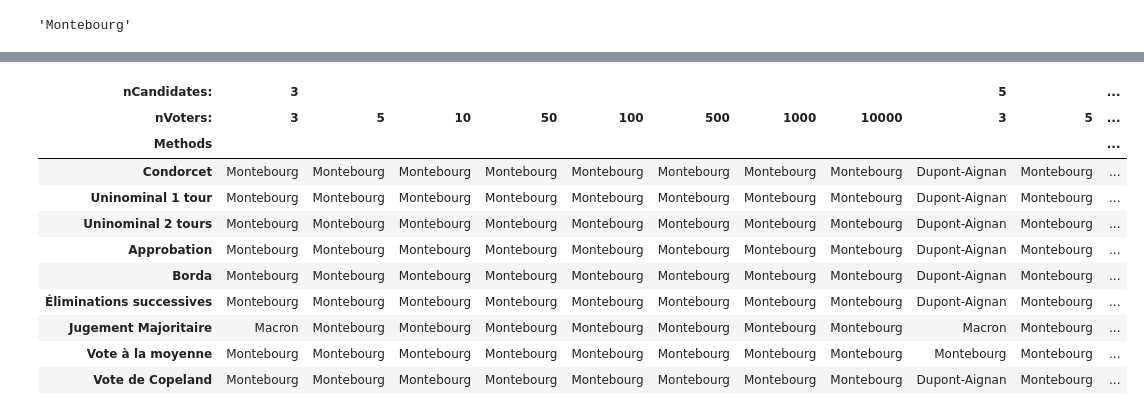
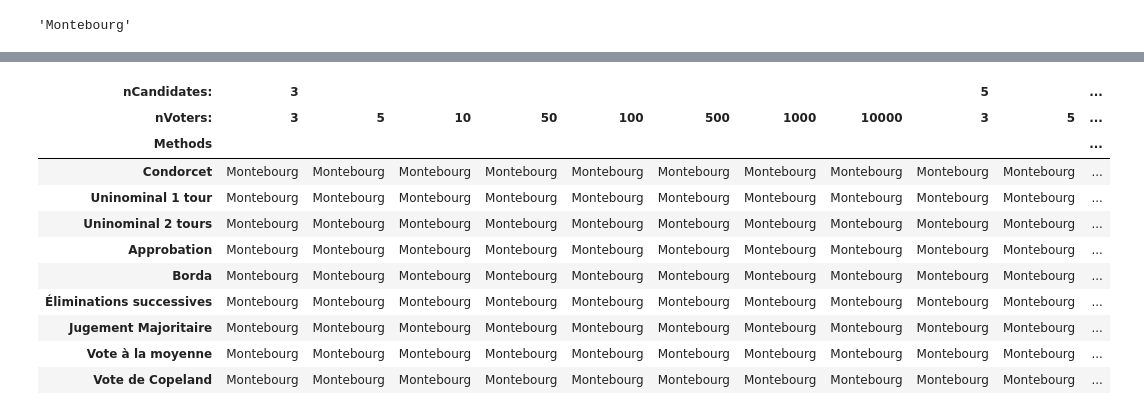
Before and after one commit to Naghan1132/Comparison-of-winners-of-elections-with-different-voting-methods, a Jupyter notebook: recherche.ipynb, the cells around one changed output, grey strips where cells are left out. Saved outputs shown, nothing was run; the diff lists cells and outputs as text; code cells hidden in the pictures.

Commit message:
ajout des résultats finaux, selon la distribution

```diff
--- a/recherche.ipynb
+++ b/recherche.ipynb
@@ -859,0 +848,7 @@ for method in listMethods:
+# %%
+data_uniform = create_DataFrame("uniform")
+data_normal = create_DataFrame("normal")
+data_beta = create_DataFrame("beta")
+
+listeNomMethodes = ["Condorcet","Uninominal 1 tour","Uninominal 2 tours","Approbation","Borda",
+                    "Éliminations successives","Jugement Majoritaire","Vote à la moyenne","Vote de Copeland"]
@@ -860,33 +859,27 @@ for method in listMethods:
 # %%
 import pandas as pd
 
-# Voir les changements avec 10, 100, 1000 votants, si les méthodes qui de base donnez les même vainqueurs
-# ne le font plus OK
+# ======== Résultats avec distribution Uniforme ========
 
-
-#pd.set_option("colheader_justify", "center")
-
-listeNomMethodes = ["Condorcet","Uninominal 1 tour","Uninominal 2 tours","Approbation","Borda",
-                    "Éliminations successives","Jugement Majoritaire","Vote à la moyenne","Vote de Copeland"]
-
-# ======== DataFrame ========
-
-df = pd.DataFrame(data,index = pd.Index(listeNomMethodes, name = 'Methods'),
+df_uniform = pd.DataFrame(data_uniform,index = pd.Index(listeNomMethodes, name = 'Methods'),
                   columns = pd.MultiIndex.from_product([listNbCandidates,listNbVoters],
                                                      names=['nCandidates:', 'nVoters:']))
 
 
-df.style
+df_uniform.to_excel("output_results/uniform/uniform_results.xlsx")
+df_uniform.to_csv("output_results/uniform/uniform_results.csv",index=False)
+
+df_uniform.style
 # %% [output]
 | nCandidates: | 3 |  |  |  |  |  |  |  | 5 |  | ... |
 | nVoters: | 3 | 5 | 10 | 50 | 100 | 500 | 1000 | 10000 | 3 | 5 | ... |
 | Methods |  |  |  |  |  |  |  |  |  |  | ... |
-| Condorcet | Montebourg | Montebourg | Montebourg | Montebourg | Montebourg | Montebourg | Montebourg | Montebourg | Dupont-Aignan | Montebourg | ... |
-| Uninominal 1 tour | Montebourg | Montebourg | Montebourg | Montebourg | Montebourg | Montebourg | Montebourg | Montebourg | Dupont-Aignan | Montebourg | ... |
-| Uninominal 2 tours | Montebourg | Montebourg | Montebourg | Montebourg | Montebourg | Montebourg | Montebourg | Montebourg | Dupont-Aignan | Montebourg | ... |
-| Approbation | Montebourg | Montebourg | Montebourg | Montebourg | Montebourg | Montebourg | Montebourg | Montebourg | Dupont-Aignan | Montebourg | ... |
-| Borda | Montebourg | Montebourg | Montebourg | Montebourg | Montebourg | Montebourg | Montebourg | Montebourg | Dupont-Aignan | Montebourg | ... |
-| Éliminations successives | Montebourg | Montebourg | Montebourg | Montebourg | Montebourg | Montebourg | Montebourg | Montebourg | Dupont-Aignan | Montebourg | ... |
-| Jugement Majoritaire | Macron | Montebourg | Montebourg | Montebourg | Montebourg | Montebourg | Montebourg | Montebourg | Macron | Montebourg | ... |
+| Condorcet | Montebourg | Montebourg | Montebourg | Montebourg | Montebourg | Montebourg | Montebourg | Montebourg | Montebourg | Montebourg | ... |
+| Uninominal 1 tour | Montebourg | Montebourg | Montebourg | Montebourg | Montebourg | Montebourg | Montebourg | Montebourg | Montebourg | Montebourg | ... |
+| Uninominal 2 tours | Montebourg | Montebourg | Montebourg | Montebourg | Montebourg | Montebourg | Montebourg | Montebourg | Montebourg | Montebourg | ... |
+| Approbation | Montebourg | Montebourg | Montebourg | Montebourg | Montebourg | Montebourg | Montebourg | Montebourg | Montebourg | Montebourg | ... |
+| Borda | Montebourg | Montebourg | Montebourg | Montebourg | Montebourg | Montebourg | Montebourg | Montebourg | Montebourg | Montebourg | ... |
+| Éliminations successives | Montebourg | Montebourg | Montebourg | Montebourg | Montebourg | Montebourg | Montebourg | Montebourg | Montebourg | Montebourg | ... |
+| Jugement Majoritaire | Montebourg | Montebourg | Montebourg | Montebourg | Montebourg | Montebourg | Montebourg | Montebourg | Montebourg | Montebourg | ... |
 | Vote à la moyenne | Montebourg | Montebourg | Montebourg | Montebourg | Montebourg | Montebourg | Montebourg | Montebourg | Montebourg | Montebourg | ... |
-| Vote de Copeland | Montebourg | Montebourg | Montebourg | Montebourg | Montebourg | Montebourg | Montebourg | Montebourg | Dupont-Aignan | Montebourg | ... |
+| Vote de Copeland | Montebourg | Montebourg | Montebourg | Montebourg | Montebourg | Montebourg | Montebourg | Montebourg | Montebourg | Montebourg | ... |
```
Also changed, not shown: parts of 5 cells of this notebook, 8 other files.
